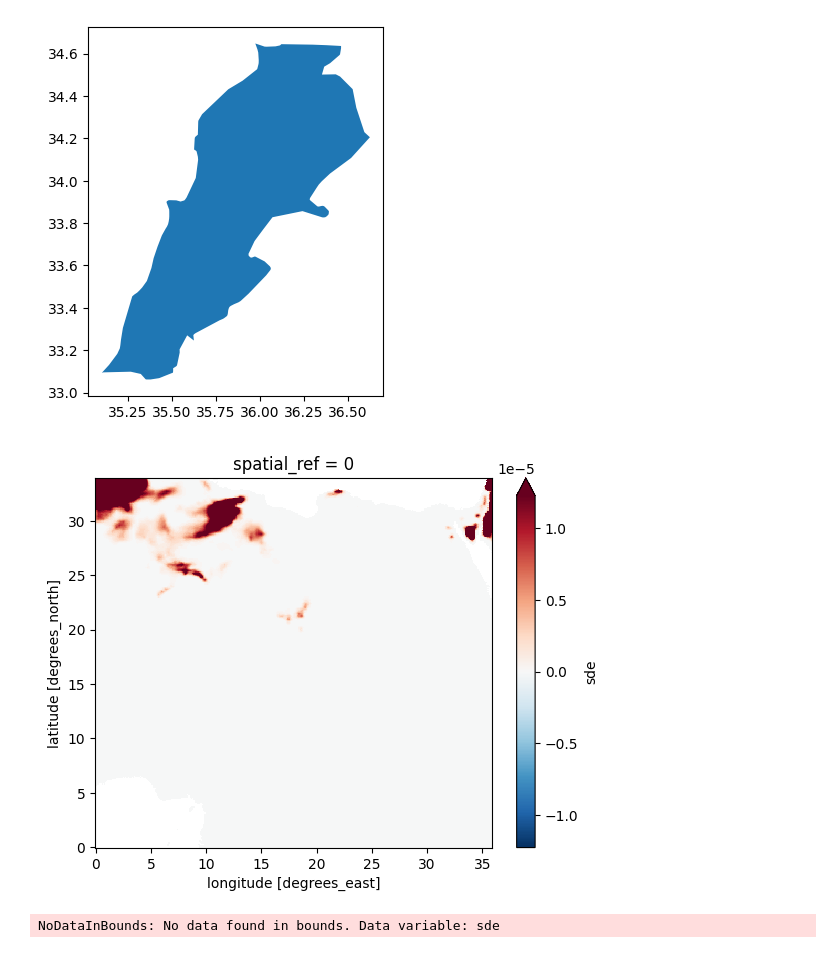
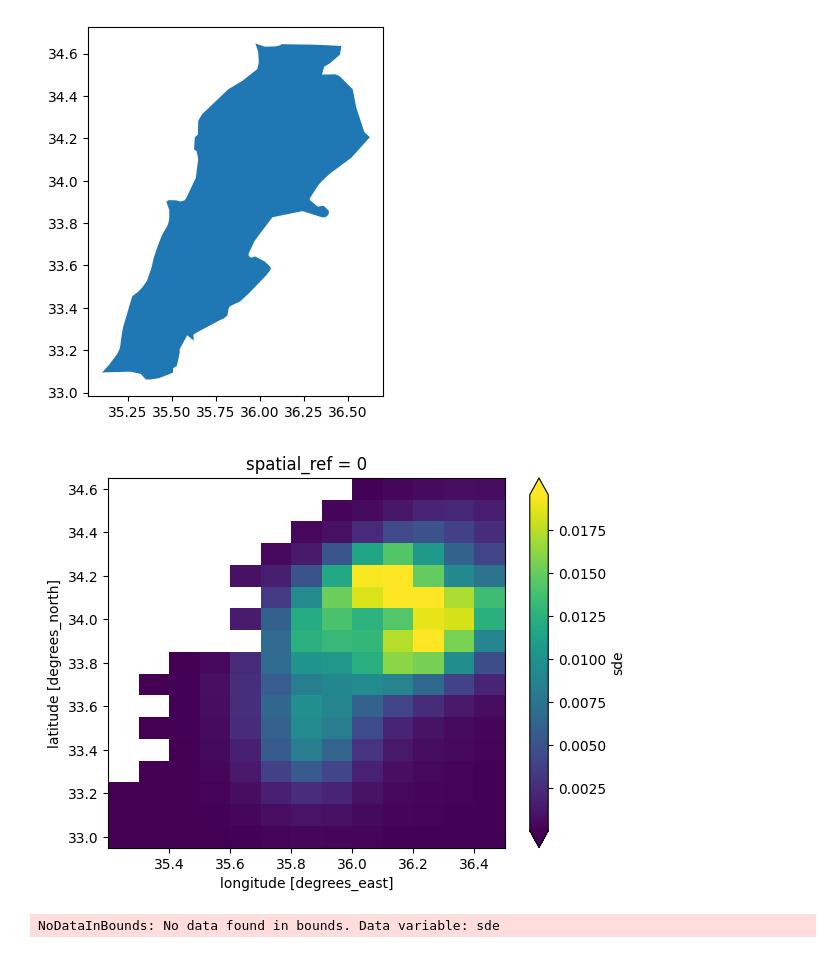
Before and after one commit to Rami-ismail/FYP_SnowCoveredArea, a Jupyter notebook: trainScfBasin.ipynb, the cells around one changed output. Saved outputs shown, nothing was run; the diff lists cells and outputs as text; code cells hidden in the pictures.

Commit message:
"Fteched tehe data of all the Basins"

```diff
--- a/trainScfBasin.ipynb
+++ b/trainScfBasin.ipynb
@@ -72,13 +72,13 @@ sf.plot()
 # %%
 dsFullExtent = None
 # correct CRS of UERRA dataset is
 crs = "+proj=lcc +lat_1=50 +lat_0=50 +lon_0=8 +a=6371229 +b=6371229 +units=m +x_0=330000 +y_0=880000"
 #dsFullExtent = xr.open_mfdataset('snd_UERRA_MESCAN_SURFEX_1961_2018_alps/snd_UERRA_MESCAN_SURFEX_day_2*.nc')
-dsFullExtent = xr.open_mfdataset('.\DataExport\Lebanon-Snow-Cover-Data-from-1993-2022-Jan-Feb-Mar-Nov-Dec\*.nc')
+dsFullExtent = xr.open_mfdataset('.\DataExport\Lebanon-Snow-Cover-Data\*.nc')
 dsFullExtent.rio.write_crs(crs, inplace=True)
 dsFullExtent.sde.mean(dim='time').plot(robust=True);
 # %% [output]
-[figure, old version]
+[figure, new version]
 # %%
 for ibv in range(0,len(sf)):
     fig = plt.figure()
```
Also changed, not shown: parts of 1 cell of this notebook, 12 other files.
